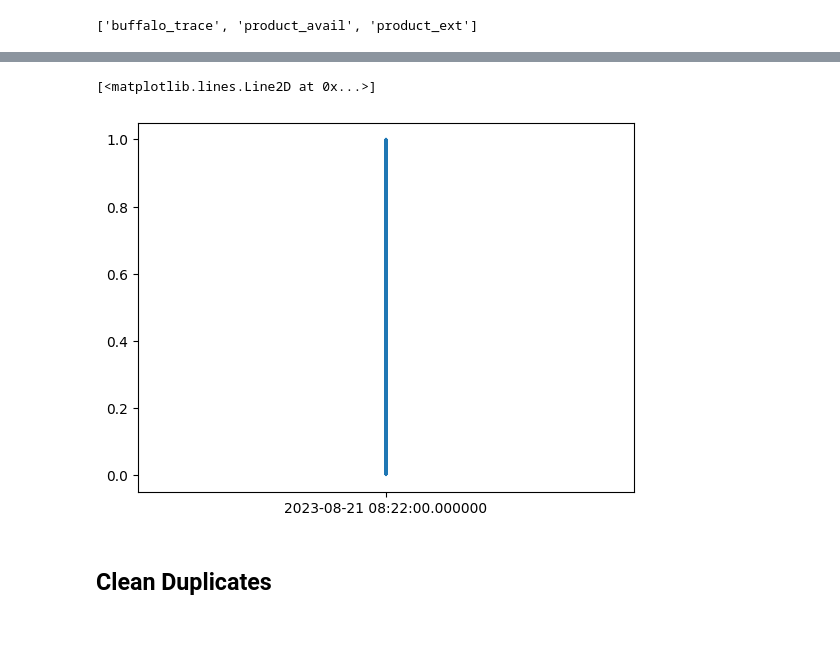
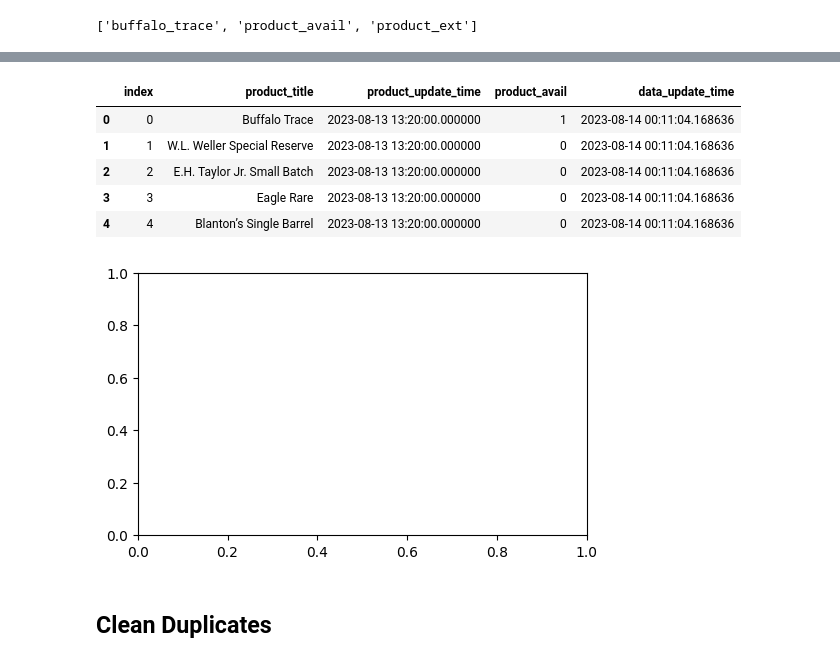
Before and after one commit to Sullyrows/bourbon_finder, a Jupyter notebook: bourbon/jupyter/check_db.ipynb, the cells around one changed output, grey strips where cells are left out. Saved outputs shown, nothing was run; the diff lists cells and outputs as text; code cells hidden in the pictures; blank space fills up the shorter version.

Commit message:
update db with new index

```diff
--- a/bourbon/jupyter/check_db.ipynb
+++ b/bourbon/jupyter/check_db.ipynb
@@ -59,7 +46,16 @@ today_bourbon = bourbon_data\
     .loc[pd.to_datetime(bourbon_data['product_update_time']).dt.date == dt.date.today() ,:]\
         .reset_index(drop=True)
 
-plt.plot(today_bourbon["product_update_time"],today_bourbon["product_avail"])
+bourbon_data.head()
 # %% [output]
-[<matplotlib.lines.Line2D at 0x...>]
-[figure, removed]
+|  | index | product_title | product_update_time | product_avail | data_update_time |
+| 0 | 0 | Buffalo Trace | 2023-08-13 13:20:00.000000 | 1 | 2023-08-14 00:11:04.168636 |
+| 1 | 1 | W.L. Weller Special Reserve | 2023-08-13 13:20:00.000000 | 0 | 2023-08-14 00:11:04.168636 |
+| 2 | 2 | E.H. Taylor Jr. Small Batch | 2023-08-13 13:20:00.000000 | 0 | 2023-08-14 00:11:04.168636 |
+| 3 | 3 | Eagle Rare | 2023-08-13 13:20:00.000000 | 0 | 2023-08-14 00:11:04.168636 |
+| 4 | 4 | Blanton’s Single Barrel | 2023-08-13 13:20:00.000000 | 0 | 2023-08-14 00:11:04.168636 |
+# %%
+fig, ax = plt.subplots(figsize=(5,3),layout='constrained')
+plt.plot(, label='blantons')  # Plot some data on the (implicit) axes.
+# %% [output]
+[figure, added]
```
Also changed, not shown: parts of 4 cells of this notebook, 1 other file.
